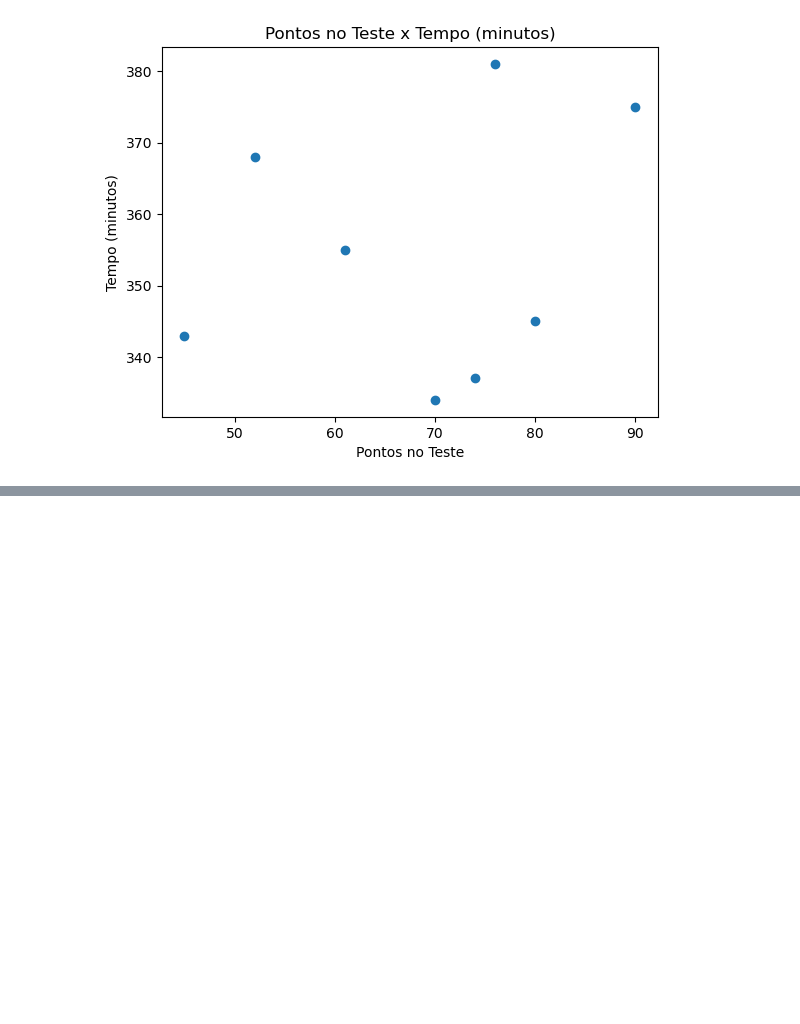
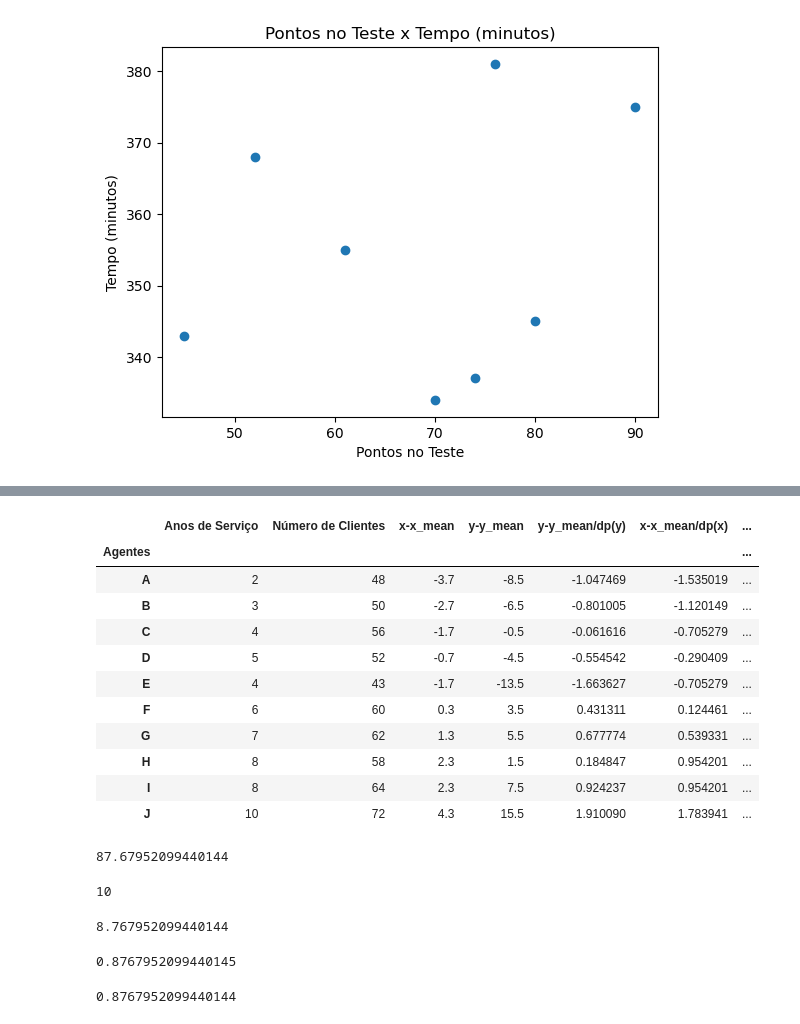
Before and after one commit to BrunoOlivei/estatistica, a Jupyter notebook: Estatística Básica/4_analise_bidimensional.ipynb, the cells around one changed output, grey strips where cells are left out. Cells and saved outputs as stored; diff of their text form; code cells hidden in the pictures; blank space fills up the shorter version.

```diff
--- a/Estatística Básica/4_analise_bidimensional.ipynb
+++ b/Estatística Básica/4_analise_bidimensional.ipynb
@@ -273,0 +280,19 @@ plt.show()
+# %%
+def desvio_padrao(data):
+    x_mean = data.mean()
+    s = []
+    for x in data:
+        s.append((x - x_mean) ** 2)
+    return sqrt(sum(s) / len(data))
+# %%
+x_mean = df["Anos de Serviço"].mean()
+y_mean = df["Número de Clientes"].mean()
+x_std = desvio_padrao(df["Anos de Serviço"])
+y_std = desvio_padrao(df["Número de Clientes"])
+# %%
+df["x-x_mean"] = df["Anos de Serviço"] - x_mean
+df["y-y_mean"] = df["Número de Clientes"] - y_mean
+df["y-y_mean/dp(y)"] = df["y-y_mean"] / y_std
+df["x-x_mean/dp(x)"] = df["x-x_mean"] / x_std
+df["(x-x_mean/dp(x)) * (y-y_mean/dp(y))"] = df["x-x_mean/dp(x)"] * df["y-y_mean/dp(y)"]
+df
@@ -273,0 +312,37 @@ plt.show()
+# %%
+df["(x-x_mean/dp(x)) * (y-y_mean/dp(y))"] = df["x-x_mean/dp(x)"] * df["y-y_mean/dp(y)"]
+# %%
+df
+# %% [output]
+|  | Anos de Serviço | Número de Clientes | x-x_mean | y-y_mean | y-y_mean/dp(y) | x-x_mean/dp(x) | ... |
+| Agentes |  |  |  |  |  |  | ... |
+| A | 2 | 48 | -3.7 | -8.5 | -1.047469 | -1.535019 | ... |
+| B | 3 | 50 | -2.7 | -6.5 | -0.801005 | -1.120149 | ... |
+| C | 4 | 56 | -1.7 | -0.5 | -0.061616 | -0.705279 | ... |
+| D | 5 | 52 | -0.7 | -4.5 | -0.554542 | -0.290409 | ... |
+| E | 4 | 43 | -1.7 | -13.5 | -1.663627 | -0.705279 | ... |
+| F | 6 | 60 | 0.3 | 3.5 | 0.431311 | 0.124461 | ... |
+| G | 7 | 62 | 1.3 | 5.5 | 0.677774 | 0.539331 | ... |
+| H | 8 | 58 | 2.3 | 1.5 | 0.184847 | 0.954201 | ... |
+| I | 8 | 64 | 2.3 | 7.5 | 0.924237 | 0.954201 | ... |
+| J | 10 | 72 | 4.3 | 15.5 | 1.910090 | 1.783941 | ... |
+# %%
+(df["(x-x_mean/dp(x)) * (y-y_mean/dp(y))"].sum() / (df.shape[0])) * 100
+# %% [output]
+87.67952099440144
+# %%
+df.shape[0]
+# %% [output]
+10
+# %%
+df["(x-x_mean/dp(x)) * (y-y_mean/dp(y))"].sum()
+# %% [output]
+8.767952099440144
+# %%
+1/10 * df["(x-x_mean/dp(x)) * (y-y_mean/dp(y))"].sum()
+# %% [output]
+0.8767952099440145
+# %%
+((df["x-x_mean"] * df["y-y_mean"]).sum() / 10) / (x_std * y_std)
+# %% [output]
+0.8767952099440144
```
Also changed, not shown: parts of 2 cells of this notebook, 1 other file.
